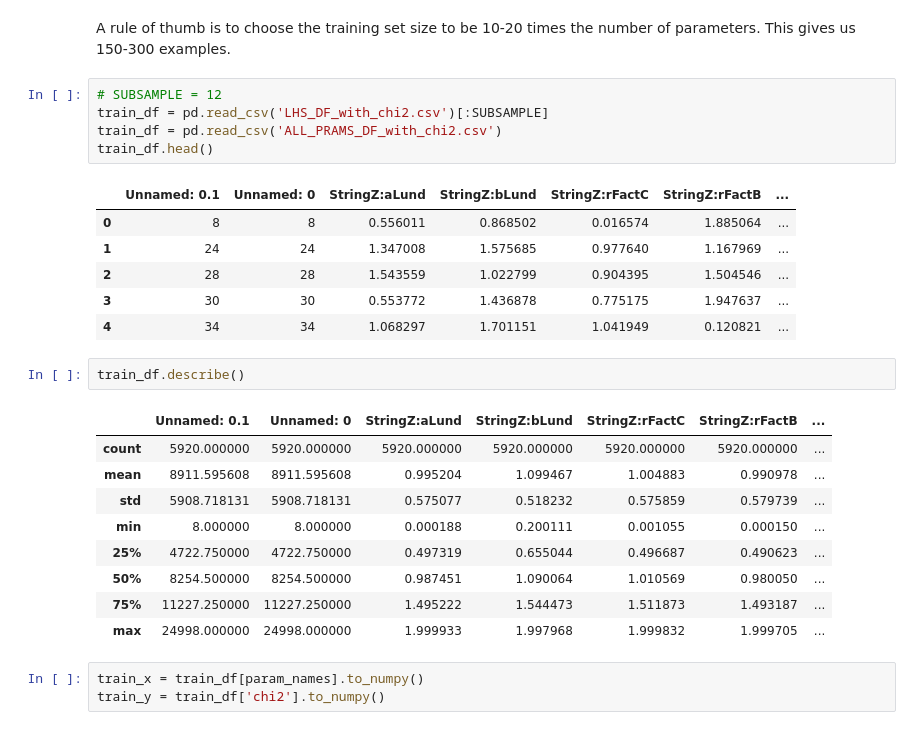
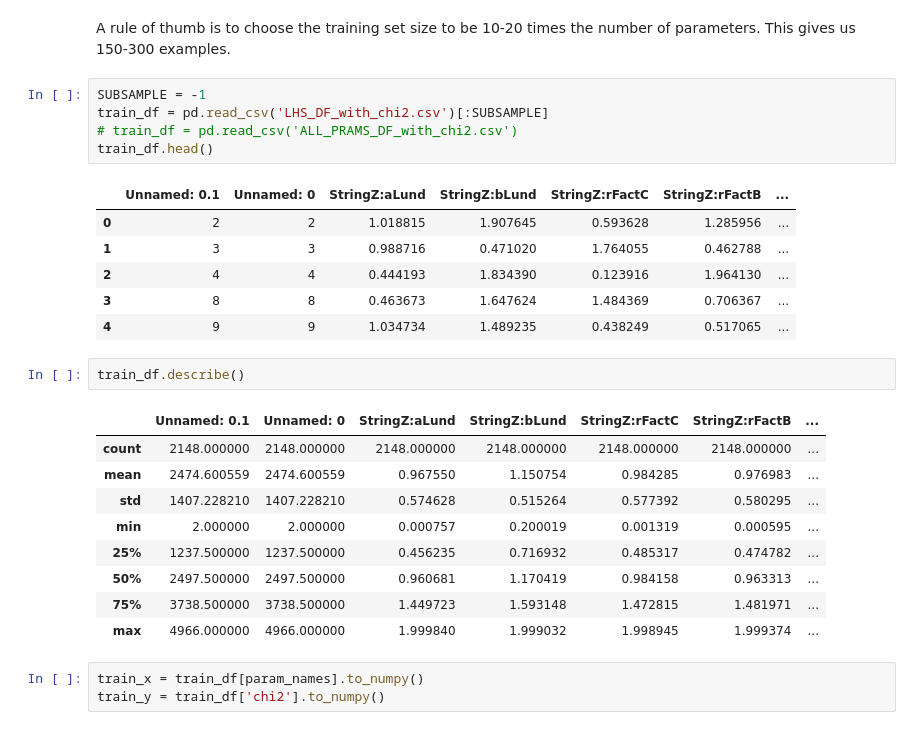
Before and after one commit to AliAlkadhim/Pythia8_SBI_Tune, a Jupyter notebook: code/BayesOpt/Gpytorch_Tune_all_params_2.ipynb, the cells around one changed output. Drawn from its saved outputs; the diff is of its cells as text.

```diff
--- a/code/BayesOpt/Gpytorch_Tune_all_params_2.ipynb
+++ b/code/BayesOpt/Gpytorch_Tune_all_params_2.ipynb
@@ -456,29 +438,29 @@ class GPModel(gpytorch.models.ExactGP):
 # %% [markdown]
 A rule of thumb is to choose the training set size to be 10-20 times the number of parameters. This gives us 150-300 examples.
 # %%
-# SUBSAMPLE = 12
+SUBSAMPLE = -1
 train_df = pd.read_csv('LHS_DF_with_chi2.csv')[:SUBSAMPLE]
-train_df = pd.read_csv('ALL_PRAMS_DF_with_chi2.csv')
+# train_df = pd.read_csv('ALL_PRAMS_DF_with_chi2.csv')
 train_df.head()
 # %% [output]
 |  | Unnamed: 0.1 | Unnamed: 0 | StringZ:aLund | StringZ:bLund | StringZ:rFactC | StringZ:rFactB | ... |
-| 0 | 8 | 8 | 0.556011 | 0.868502 | 0.016574 | 1.885064 | ... |
-| 1 | 24 | 24 | 1.347008 | 1.575685 | 0.977640 | 1.167969 | ... |
-| 2 | 28 | 28 | 1.543559 | 1.022799 | 0.904395 | 1.504546 | ... |
-| 3 | 30 | 30 | 0.553772 | 1.436878 | 0.775175 | 1.947637 | ... |
-| 4 | 34 | 34 | 1.068297 | 1.701151 | 1.041949 | 0.120821 | ... |
+| 0 | 2 | 2 | 1.018815 | 1.907645 | 0.593628 | 1.285956 | ... |
+| 1 | 3 | 3 | 0.988716 | 0.471020 | 1.764055 | 0.462788 | ... |
+| 2 | 4 | 4 | 0.444193 | 1.834390 | 0.123916 | 1.964130 | ... |
+| 3 | 8 | 8 | 0.463673 | 1.647624 | 1.484369 | 0.706367 | ... |
+| 4 | 9 | 9 | 1.034734 | 1.489235 | 0.438249 | 0.517065 | ... |
 # %%
 train_df.describe()
 # %% [output]
 |  | Unnamed: 0.1 | Unnamed: 0 | StringZ:aLund | StringZ:bLund | StringZ:rFactC | StringZ:rFactB | ... |
-| count | 5920.000000 | 5920.000000 | 5920.000000 | 5920.000000 | 5920.000000 | 5920.000000 | ... |
-| mean | 8911.595608 | 8911.595608 | 0.995204 | 1.099467 | 1.004883 | 0.990978 | ... |
-| std | 5908.718131 | 5908.718131 | 0.575077 | 0.518232 | 0.575859 | 0.579739 | ... |
-| min | 8.000000 | 8.000000 | 0.000188 | 0.200111 | 0.001055 | 0.000150 | ... |
-| 25% | 4722.750000 | 4722.750000 | 0.497319 | 0.655044 | 0.496687 | 0.490623 | ... |
-| 50% | 8254.500000 | 8254.500000 | 0.987451 | 1.090064 | 1.010569 | 0.980050 | ... |
-| 75% | 11227.250000 | 11227.250000 | 1.495222 | 1.544473 | 1.511873 | 1.493187 | ... |
-| max | 24998.000000 | 24998.000000 | 1.999933 | 1.997968 | 1.999832 | 1.999705 | ... |
+| count | 2148.000000 | 2148.000000 | 2148.000000 | 2148.000000 | 2148.000000 | 2148.000000 | ... |
+| mean | 2474.600559 | 2474.600559 | 0.967550 | 1.150754 | 0.984285 | 0.976983 | ... |
+| std | 1407.228210 | 1407.228210 | 0.574628 | 0.515264 | 0.577392 | 0.580295 | ... |
+| min | 2.000000 | 2.000000 | 0.000757 | 0.200019 | 0.001319 | 0.000595 | ... |
+| 25% | 1237.500000 | 1237.500000 | 0.456235 | 0.716932 | 0.485317 | 0.474782 | ... |
+| 50% | 2497.500000 | 2497.500000 | 0.960681 | 1.170419 | 0.984158 | 0.963313 | ... |
+| 75% | 3738.500000 | 3738.500000 | 1.449723 | 1.593148 | 1.472815 | 1.481971 | ... |
+| max | 4966.000000 | 4966.000000 | 1.999840 | 1.999032 | 1.998945 | 1.999374 | ... |
 # %%
 train_x = train_df[param_names].to_numpy()
 train_y = train_df['chi2'].to_numpy()
```
Also changed, not shown: parts of 26 cells of this notebook.
